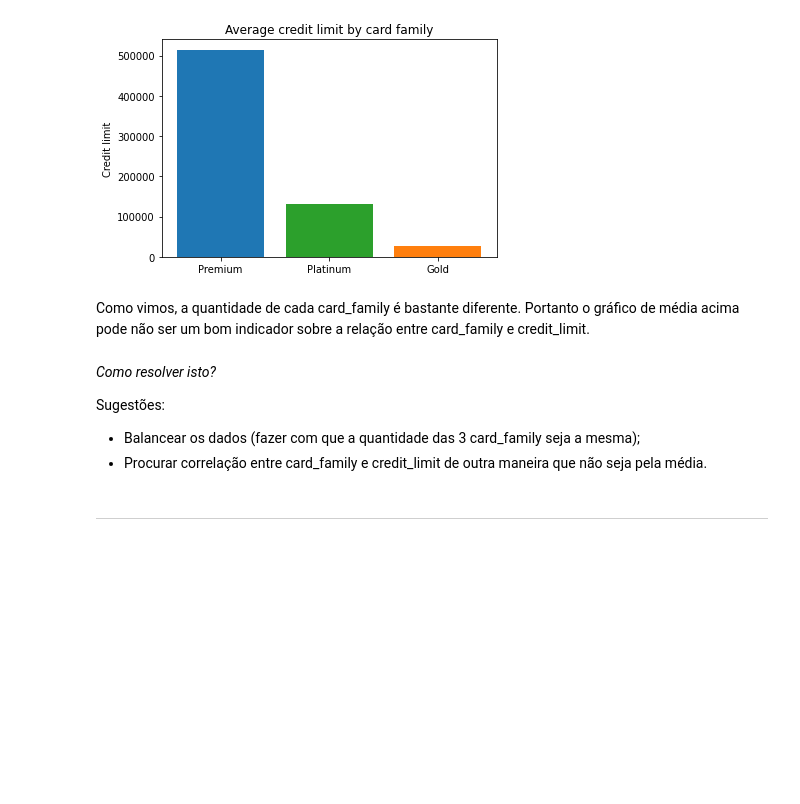
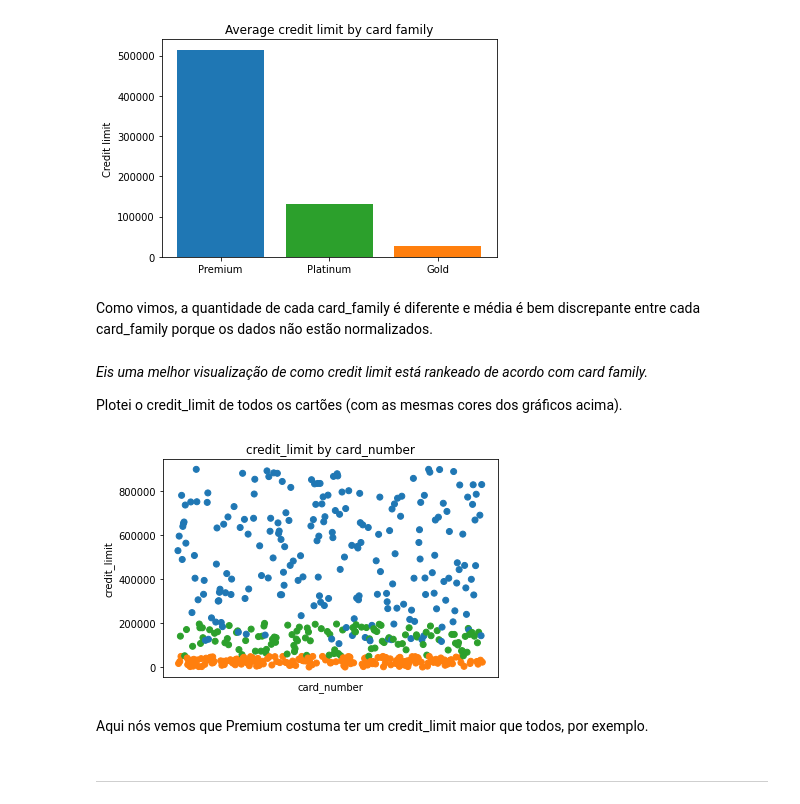
Before and after one commit to Eric-Mendes/conta-stone-data-challenge, a Jupyter notebook: data_analyses.ipynb, the cells around one changed output. Drawn from its saved outputs; the diff is of its cells as text; code cells hidden in the pictures; blank space fills up the shorter version.

```diff
--- a/data_analyses.ipynb
+++ b/data_analyses.ipynb
@@ -142,11 +148,3 @@ plt.ylabel("Credit limit")
 plt.show()
 # %% [output]
 [figure]
-# %% [markdown]
-Como vimos, a quantidade de cada card_family é bastante diferente. Portanto o gráfico de média acima pode não ser um bom indicador sobre a relação entre card_family e credit_limit.
-# %% [markdown]
-*Como resolver isto?*
-
-Sugestões:
-- Balancear os dados (fazer com que a quantidade das 3 card_family seja a mesma);
-- Procurar correlação entre card_family e credit_limit de outra maneira que não seja pela média.
@@ -155,3 +151,33 @@ Sugestões:
+# %% [markdown]
+Como vimos, a quantidade de cada card_family é diferente e média é bem discrepante entre cada card_family porque os dados não estão normalizados.
+# %% [markdown]
+*Eis uma melhor visualização de como credit limit está rankeado de acordo com card family.*
+
+Plotei o credit_limit de todos os cartões (com as mesmas cores dos gráficos acima).
+# %%
+x = df_card['card_number']
+y = df_card['credit_limit']
+z = df_card['card_family']
+
+colors = []
+for card in z:
+  if card == 'Premium':
+    colors.append('tab:blue')
+  elif card == 'Platinum':
+    colors.append('tab:green')
+  elif card == 'Gold':
+    colors.append('tab:orange')
+
+plt.scatter(x, y, color=colors)
+plt.ylabel("credit_limit")
+plt.xlabel("card_number")
+plt.xticks([]) # apenas para tirar os xticks
+plt.title("credit_limit by card_number")
+plt.show()
+# %% [output]
+[figure, added]
+# %% [markdown]
+Aqui nós vemos que Premium costuma ter um credit_limit maior que todos, por exemplo.
 # %% [markdown]
 
 
```
Also changed, not shown: parts of 8 cells of this notebook.
